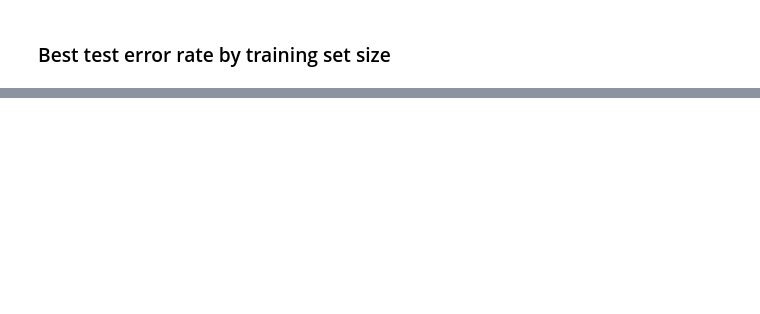
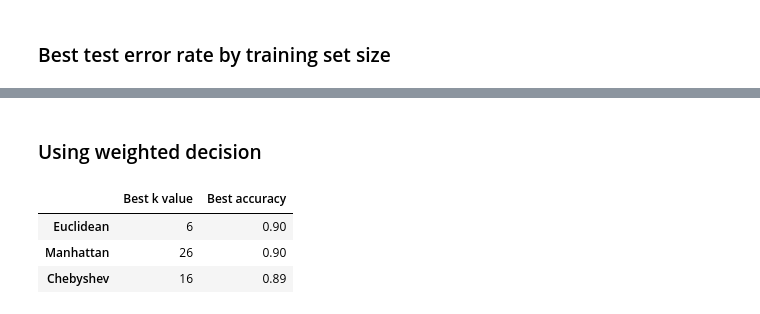
Before and after one commit to suryanarayanan21/DSCI552-Assignments, a Jupyter notebook: notebook/Ananthakrishnan_Suryanarayanan_HW1.ipynb, the cells around one changed output, grey strips where cells are left out. Drawn from its saved outputs; the diff is of its cells as text; code cells hidden in the pictures; blank space fills up the shorter version.

```diff
--- a/notebook/Ananthakrishnan_Suryanarayanan_HW1.ipynb
+++ b/notebook/Ananthakrishnan_Suryanarayanan_HW1.ipynb
@@ -209,0 +263,22 @@ plot.show()
+# %% [markdown]
+### Using weighted decision
+# %%
+# Euclidean
+euclidean_k, euclidean_accuracy = find_best_k(sample, weights='distance')
+
+# Manhattan
+manhattan_k, manhattan_accuracy = find_best_k(sample, metric='manhattan', weights='distance')
+
+# Chebyshev
+che_k, che_accuracy = find_best_k(sample, metric='chebyshev', weights='distance')
+
+results = pandas.DataFrame([[euclidean_k, euclidean_accuracy],[manhattan_k, manhattan_accuracy],[che_k, che_accuracy]],
+                 index=["Euclidean", "Manhattan", "Chebyshev"],
+                 columns=["Best k value", "Best accuracy"])
+
+results
+# %% [output]
+|  | Best k value | Best accuracy |
+| Euclidean | 6 | 0.90 |
+| Manhattan | 26 | 0.90 |
+| Chebyshev | 16 | 0.89 |
```
Also changed, not shown: parts of 8 cells of this notebook.
